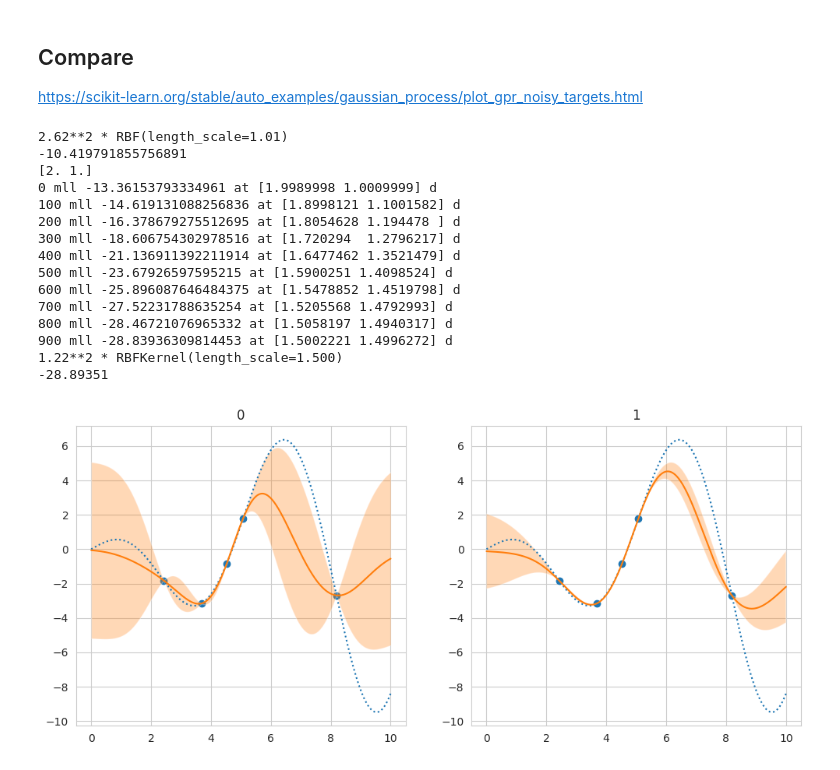
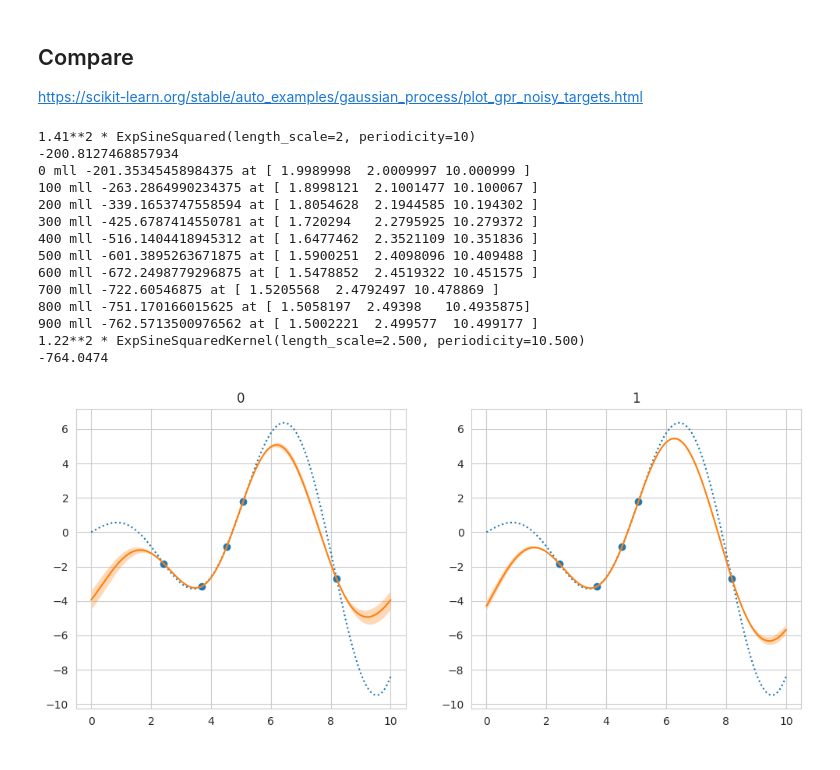
Before and after one commit to ItsNiklas/sparse-gaussian-processes, a Jupyter notebook: GP.ipynb, the cells around one changed output. Cells and saved outputs as stored; diff of their text form; code cells hidden in the pictures.

Commit message:
Added ExpSineSquared Kernel

```diff
--- a/GP.ipynb
+++ b/GP.ipynb
@@ -185,7 +207,7 @@ https://scikit-learn.org/stable/auto_examples/gaussian_process/plot_gpr_noisy_ta
 import numpy as np
 import matplotlib.pyplot as plt
 from sklearn.gaussian_process import GaussianProcessRegressor
-from sklearn.gaussian_process.kernels import RBF
+from sklearn.gaussian_process.kernels import ExpSineSquared
 
 X = np.linspace(start=0, stop=10, num=1_000).reshape(-1, 1)
 y = np.squeeze(X * np.cos(X))
@@ -195,52 +217,51 @@ training_indices = rng.choice(np.arange(y.size), size=5, replace=False)
 X_train, y_train = X[training_indices], y[training_indices]
 
 # RBF parameters
-l = 1
+l = 2
 s = 2
+p = 10
 # %%
 fig, axs = plt.subplots(1, 2, figsize=(12, 5))
 
 for i, ax in enumerate(axs.flatten()):
     if i == 0:
-        kernel = s * RBF(l)
-        #gaussian_process = GaussianProcessRegressor(kernel=kernel, optimizer=None, alpha=1e-10)
-        gaussian_process = GaussianProcessRegressor(kernel=kernel, alpha=1e-10, n_restarts_optimizer=9)
+        kernel = s * ExpSineSquared(l, p)
+        gaussian_process = GaussianProcessRegressor(kernel=kernel, alpha=1e-10, n_restarts_optimizer=9, optimizer=None)
         gaussian_process.fit(X_train, y_train)
         print(gaussian_process.kernel_)
         print(gaussian_process.log_marginal_likelihood_value_)
     else:
-        kernel = RBFKernel(s, l)
+        kernel = ExpSineSquaredKernel(s, l, p)
         gaussian_process = GPR(X_train, y_train, covariance_function=kernel)
         gaussian_process.fit()
         print(gaussian_process.covariance_function)
         print(gaussian_process.get_log_likelihood())
 
     mean_prediction, std_prediction = gaussian_process.predict(X, return_std=True)
     ax.plot(X, y, label=r"$f(x) = x \sin(x)$", linestyle="dotted")
     ax.scatter(X_train, y_train, label="Observations")
     ax.plot(X, mean_prediction, label="Mean prediction")
     ax.fill_between(
         X.ravel(),
         mean_prediction - 1.96 * std_prediction,
         mean_prediction + 1.96 * std_prediction,
         alpha=0.3,
     )
     ax.set_title(i)
 plt.show()
 # %% [output]
-2.62**2 * RBF(length_scale=1.01)
--10.419791855756891
-[2. 1.]
-0 mll -13.36153793334961 at [1.9989998 1.0009999] d
-100 mll -14.619131088256836 at [1.8998121 1.1001582] d
-200 mll -16.378679275512695 at [1.8054628 1.194478 ] d
-300 mll -18.606754302978516 at [1.720294  1.2796217] d
-400 mll -21.136911392211914 at [1.6477462 1.3521479] d
-500 mll -23.67926597595215 at [1.5900251 1.4098524] d
-600 mll -25.896087646484375 at [1.5478852 1.4519798] d
-700 mll -27.52231788635254 at [1.5205568 1.4792993] d
-800 mll -28.46721076965332 at [1.5058197 1.4940317] d
-900 mll -28.83936309814453 at [1.5002221 1.4996272] d
-1.22**2 * RBFKernel(length_scale=1.500)
--28.89351
+1.41**2 * ExpSineSquared(length_scale=2, periodicity=10)
+-200.8127468857934
+0 mll -201.35345458984375 at [ 1.9989998  2.0009997 10.000999 ]
+100 mll -263.2864990234375 at [ 1.8998121  2.1001477 10.100067 ]
+200 mll -339.1653747558594 at [ 1.8054628  2.1944585 10.194302 ]
+300 mll -425.6787414550781 at [ 1.720294   2.2795925 10.279372 ]
+400 mll -516.1404418945312 at [ 1.6477462  2.3521109 10.351836 ]
+500 mll -601.3895263671875 at [ 1.5900251  2.4098096 10.409488 ]
+600 mll -672.2498779296875 at [ 1.5478852  2.4519322 10.451575 ]
+700 mll -722.60546875 at [ 1.5205568  2.4792497 10.478869 ]
+800 mll -751.170166015625 at [ 1.5058197  2.49398   10.4935875]
+900 mll -762.5713500976562 at [ 1.5002221  2.499577  10.499177 ]
+1.22**2 * ExpSineSquaredKernel(length_scale=2.500, periodicity=10.500)
+-764.0474
-[figure, old version]
+[figure, new version]
```
Also changed, not shown: parts of 1 cell of this notebook.
